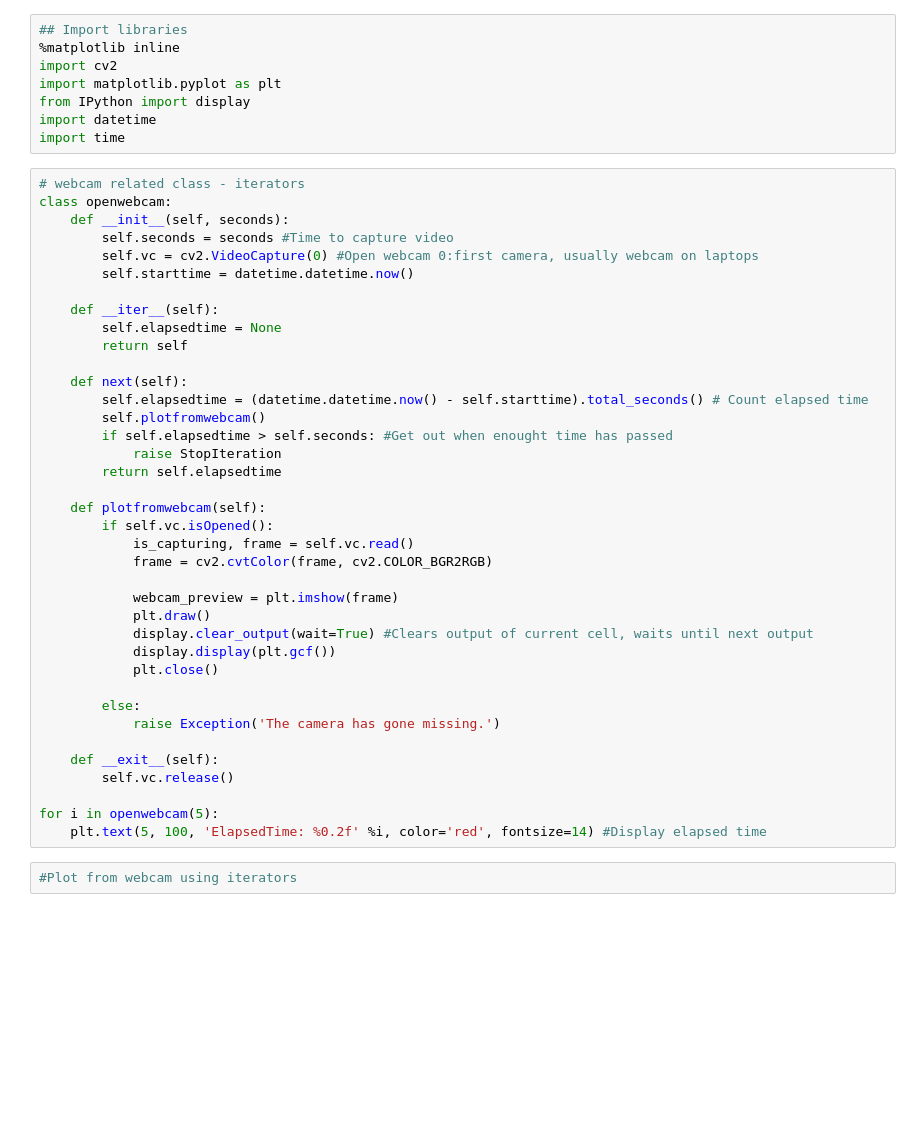
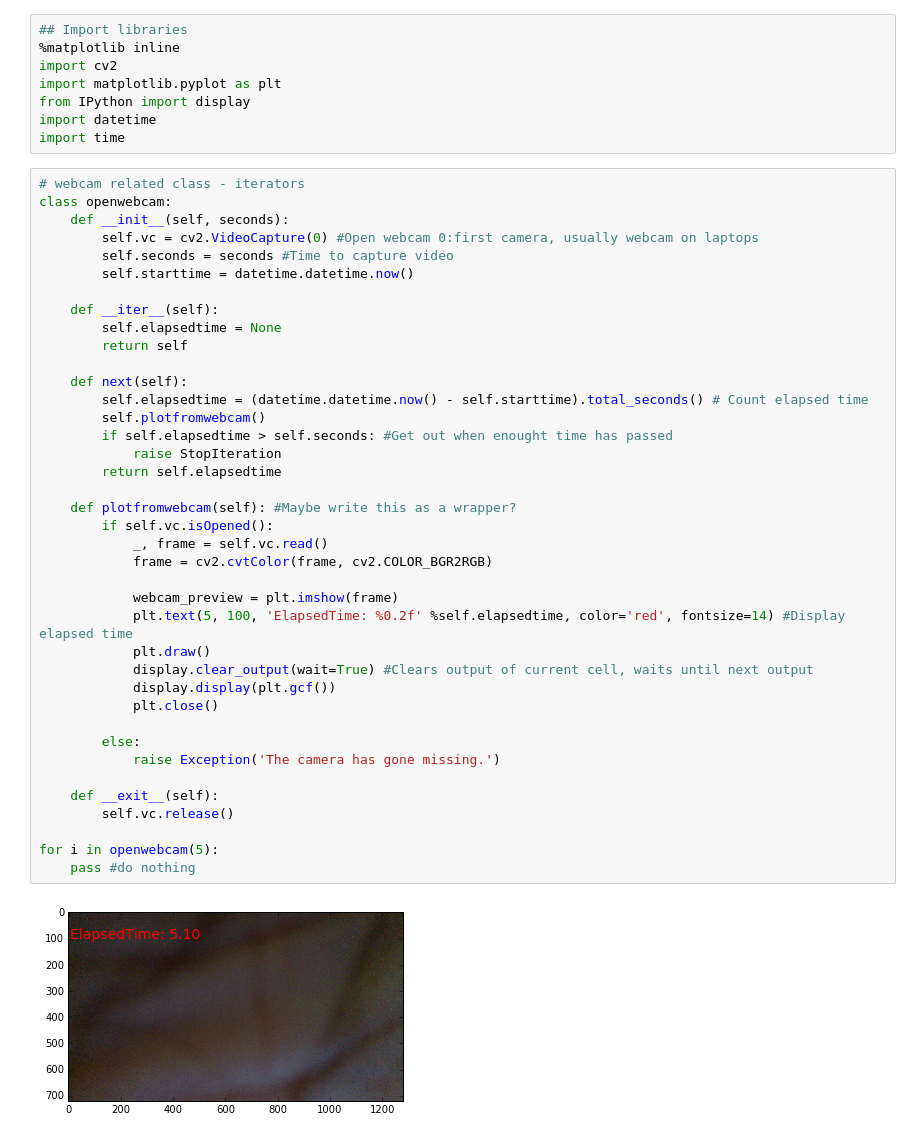
Before and after one commit to seethakris/ASPPsamples, a Jupyter notebook: ASPP_webcamimagegeneration.ipynb, the cells around one changed output. Drawn from its saved outputs; the diff is of its cells as text; blank space fills up the shorter version.

Commit message:
Additional plotting using yield

```diff
--- a/ASPP_webcamimagegeneration.ipynb
+++ b/ASPP_webcamimagegeneration.ipynb
@@ -10,39 +10,40 @@ import time
 # webcam related class - iterators
 class openwebcam:
     def __init__(self, seconds):
+        self.vc = cv2.VideoCapture(0) #Open webcam 0:first camera, usually webcam on laptops
         self.seconds = seconds #Time to capture video
-        self.vc = cv2.VideoCapture(0) #Open webcam 0:first camera, usually webcam on laptops
         self.starttime = datetime.datetime.now()
 
     def __iter__(self):
         self.elapsedtime = None
         return self
 
     def next(self):
         self.elapsedtime = (datetime.datetime.now() - self.starttime).total_seconds() # Count elapsed time
         self.plotfromwebcam()
         if self.elapsedtime > self.seconds: #Get out when enought time has passed
             raise StopIteration
         return self.elapsedtime
 
-    def plotfromwebcam(self):
+    def plotfromwebcam(self): #Maybe write this as a wrapper?
         if self.vc.isOpened():
-            is_capturing, frame = self.vc.read()
+            _, frame = self.vc.read()
             frame = cv2.cvtColor(frame, cv2.COLOR_BGR2RGB)
 
             webcam_preview = plt.imshow(frame)
+            plt.text(5, 100, 'ElapsedTime: %0.2f' %self.elapsedtime, color='red', fontsize=14) #Display elapsed time
             plt.draw()
             display.clear_output(wait=True) #Clears output of current cell, waits until next output
             display.display(plt.gcf())
             plt.close()
 
         else:
             raise Exception('The camera has gone missing.')
 
     def __exit__(self):
         self.vc.release()
 
 for i in openwebcam(5):
-    plt.text(5, 100, 'ElapsedTime: %0.2f' %i, color='red', fontsize=14) #Display elapsed time
+    pass #do nothing
+# %% [output]
+[figure, added]
-# %%
-#Plot from webcam using iterators
```
Also changed, not shown: parts of 1 cell of this notebook.
